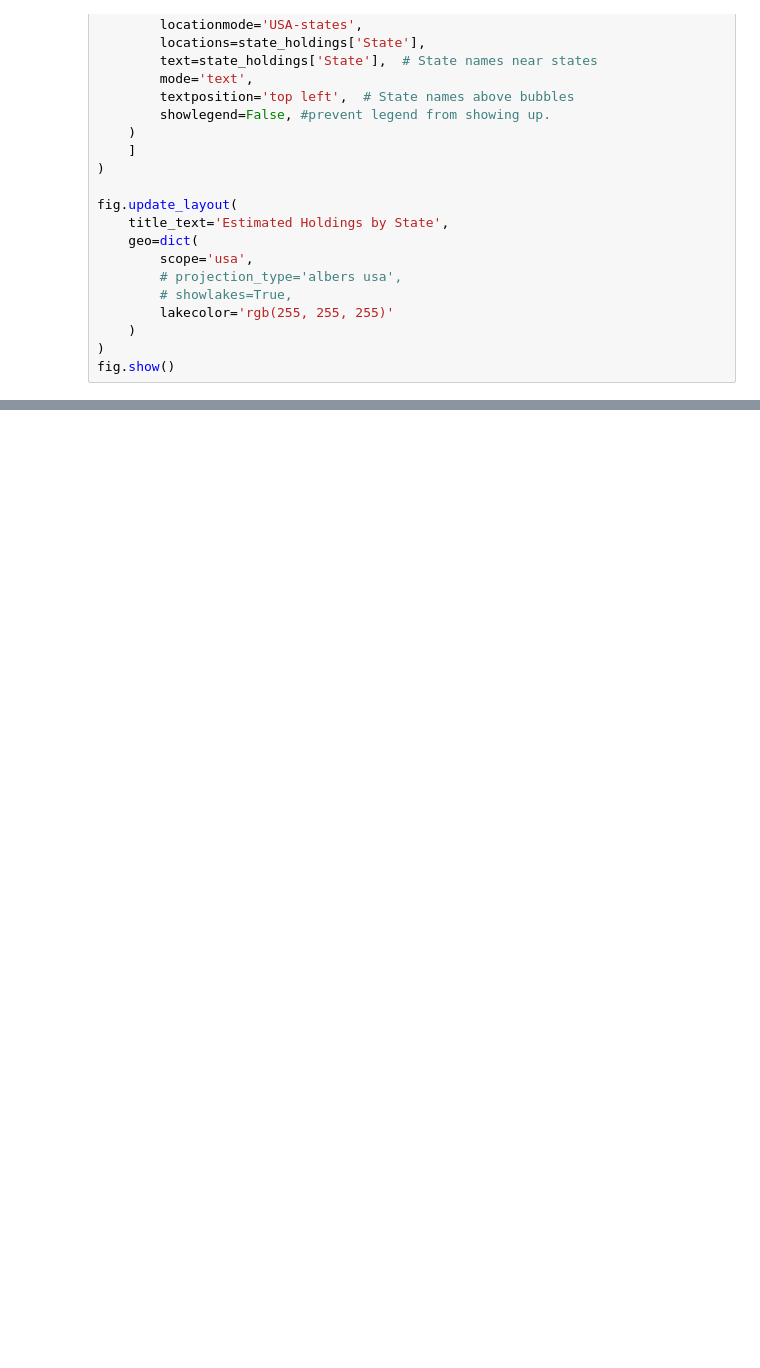
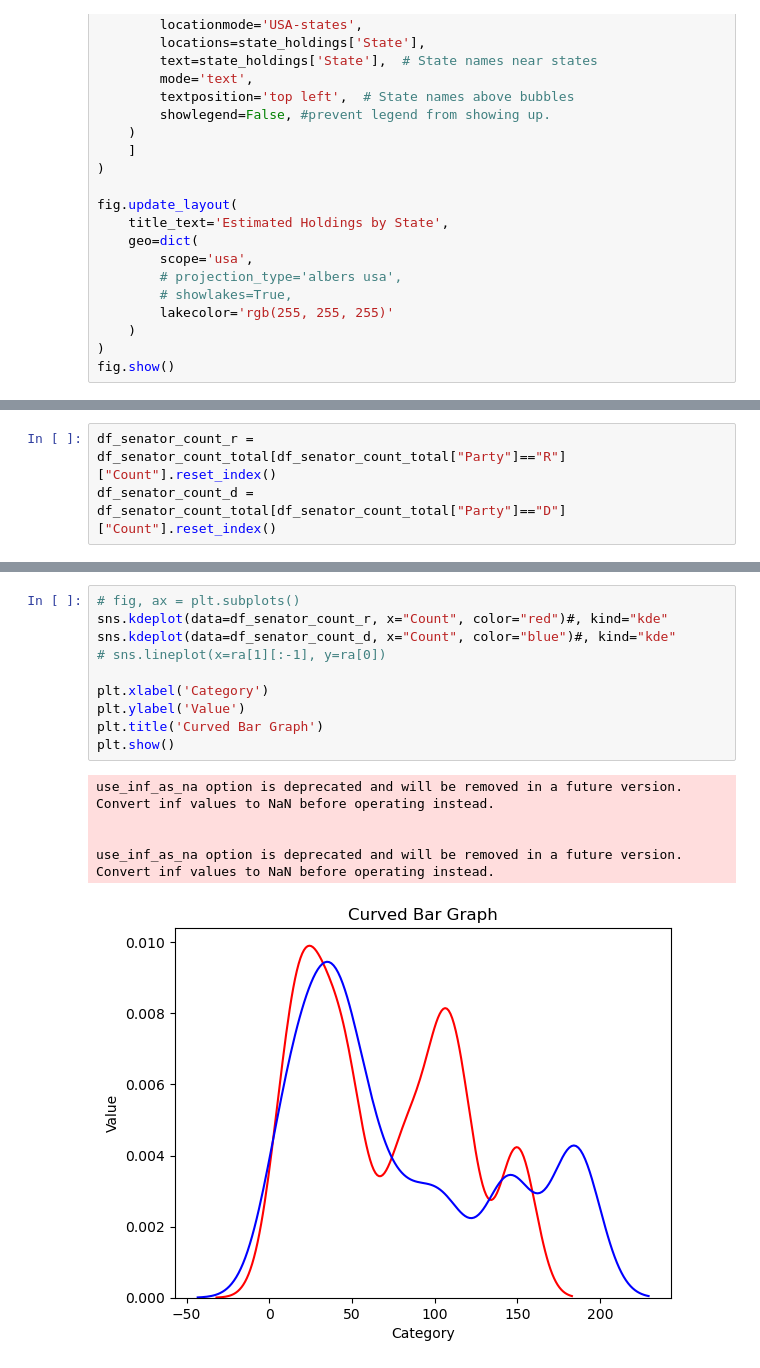
Before and after one commit to e2abbyh/ECE143-Group4-FinalProject, a Jupyter notebook: Analysis.ipynb, the cells around one changed output, grey strips where cells are left out. Cells and saved outputs as stored; diff of their text form; blank space fills up the shorter version.

```diff
--- a/Analysis.ipynb
+++ b/Analysis.ipynb
@@ -84,0 +138,3 @@ plt.ylabel('Count')
+# %%
+df_senator_count_r = df_senator_count_total[df_senator_count_total["Party"]=="R"]["Count"].reset_index()
+df_senator_count_d = df_senator_count_total[df_senator_count_total["Party"]=="D"]["Count"].reset_index()
@@ -84,0 +155,16 @@ plt.ylabel('Count')
+# %%
+# fig, ax = plt.subplots()
+sns.kdeplot(data=df_senator_count_r, x="Count", color="red")#, kind="kde"
+sns.kdeplot(data=df_senator_count_d, x="Count", color="blue")#, kind="kde"
+# sns.lineplot(x=ra[1][:-1], y=ra[0])
+
+plt.xlabel('Category')
+plt.ylabel('Value')
+plt.title('Curved Bar Graph')
+plt.show()
+# %% [output]
+use_inf_as_na option is deprecated and will be removed in a future version. Convert inf values to NaN before operating instead.
+
+
+use_inf_as_na option is deprecated and will be removed in a future version. Convert inf values to NaN before operating instead.
+[figure, added]
```
Also changed, not shown: parts of 15 cells of this notebook, 1 other file.
